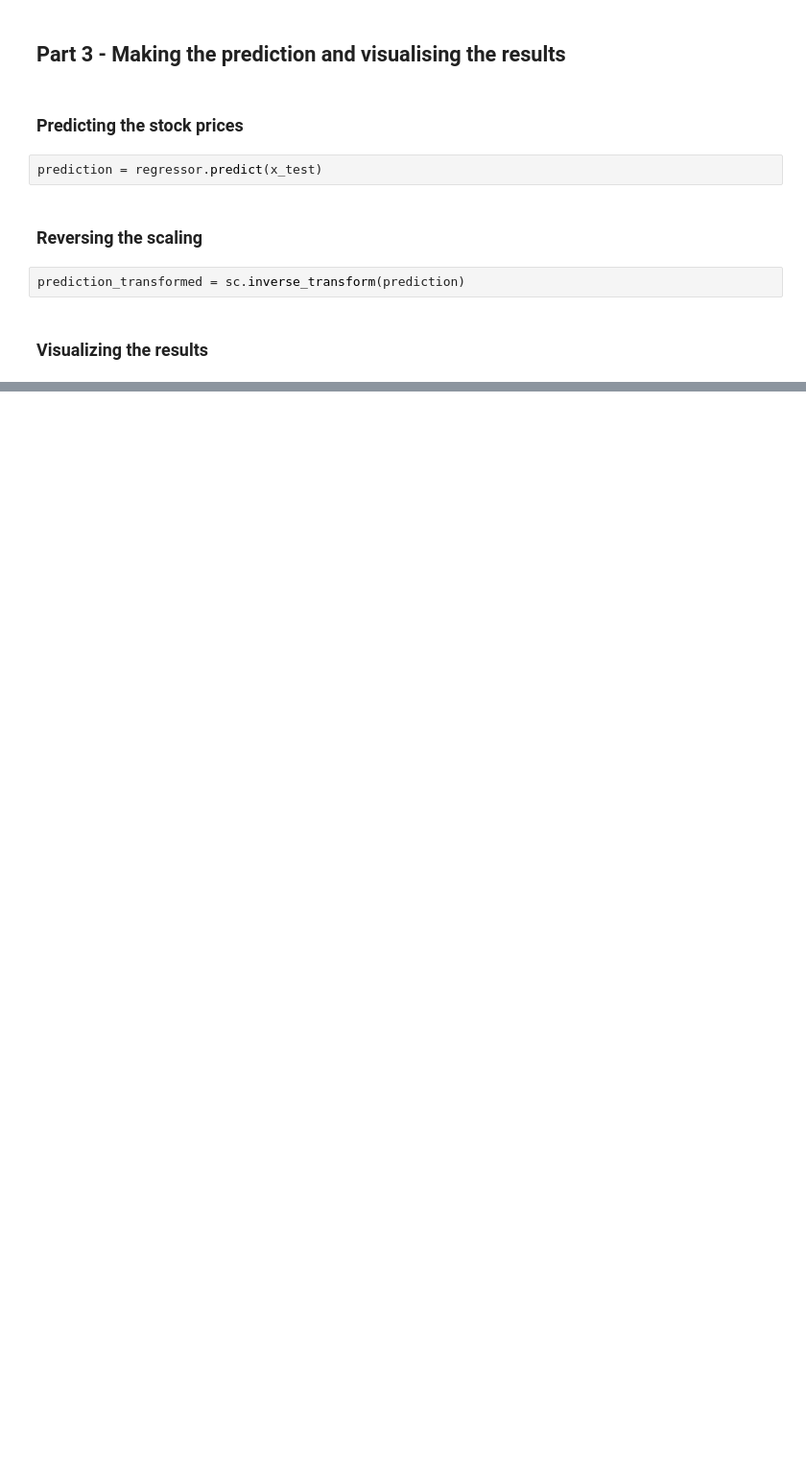
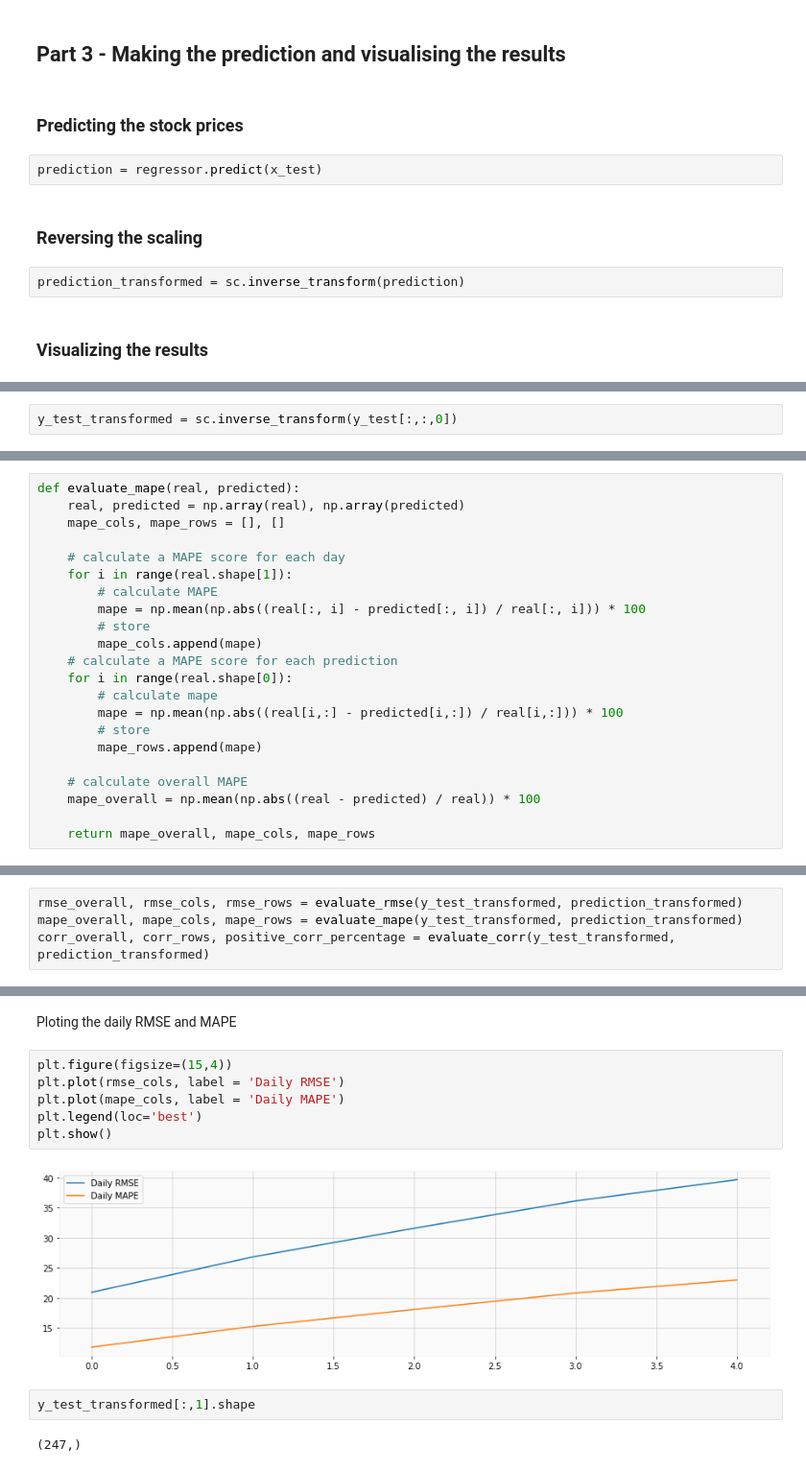
Before and after one commit to danielsoares1988/stock_price_prediction, a Jupyter notebook: stock_price_prediction.ipynb, the cells around one changed output, grey strips where cells are left out. Shown at 96% size. Saved outputs shown, nothing was run; the diff lists cells and outputs as text; blank space fills up the shorter version.

```diff
--- a/stock_price_prediction.ipynb
+++ b/stock_price_prediction.ipynb
@@ -407,0 +437,2 @@ plt.show()
+# %%
+y_test_transformed = sc.inverse_transform(y_test[:,:,0])
@@ -407,0 +470,22 @@ plt.show()
+# %%
+def evaluate_mape(real, predicted):
+    real, predicted = np.array(real), np.array(predicted)
+    mape_cols, mape_rows = [], []
+
+    # calculate a MAPE score for each day
+    for i in range(real.shape[1]):
+        # calculate MAPE
+        mape = np.mean(np.abs((real[:, i] - predicted[:, i]) / real[:, i])) * 100
+        # store
+        mape_cols.append(mape)
+	# calculate a MAPE score for each prediction
+    for i in range(real.shape[0]):
+		# calculate mape
+        mape = np.mean(np.abs((real[i,:] - predicted[i,:]) / real[i,:])) * 100
+		# store
+        mape_rows.append(mape)
+
+    # calculate overall MAPE
+    mape_overall = np.mean(np.abs((real - predicted) / real)) * 100
+
+    return mape_overall, mape_cols, mape_rows
@@ -407,0 +514,4 @@ plt.show()
+# %%
+rmse_overall, rmse_cols, rmse_rows = evaluate_rmse(y_test_transformed, prediction_transformed)
+mape_overall, mape_cols, mape_rows = evaluate_mape(y_test_transformed, prediction_transformed)
+corr_overall, corr_rows, positive_corr_percentage = evaluate_corr(y_test_transformed, prediction_transformed)
@@ -407,0 +534,14 @@ plt.show()
+# %% [markdown]
+Ploting the daily RMSE and MAPE
+# %%
+plt.figure(figsize=(15,4))
+plt.plot(rmse_cols, label = 'Daily RMSE')
+plt.plot(mape_cols, label = 'Daily MAPE')
+plt.legend(loc='best')
+plt.show()
+# %% [output]
+[figure, added]
+# %%
+y_test_transformed[:,1].shape
+# %% [output]
+(247,)
```
Also changed, not shown: parts of 27 cells of this notebook.
